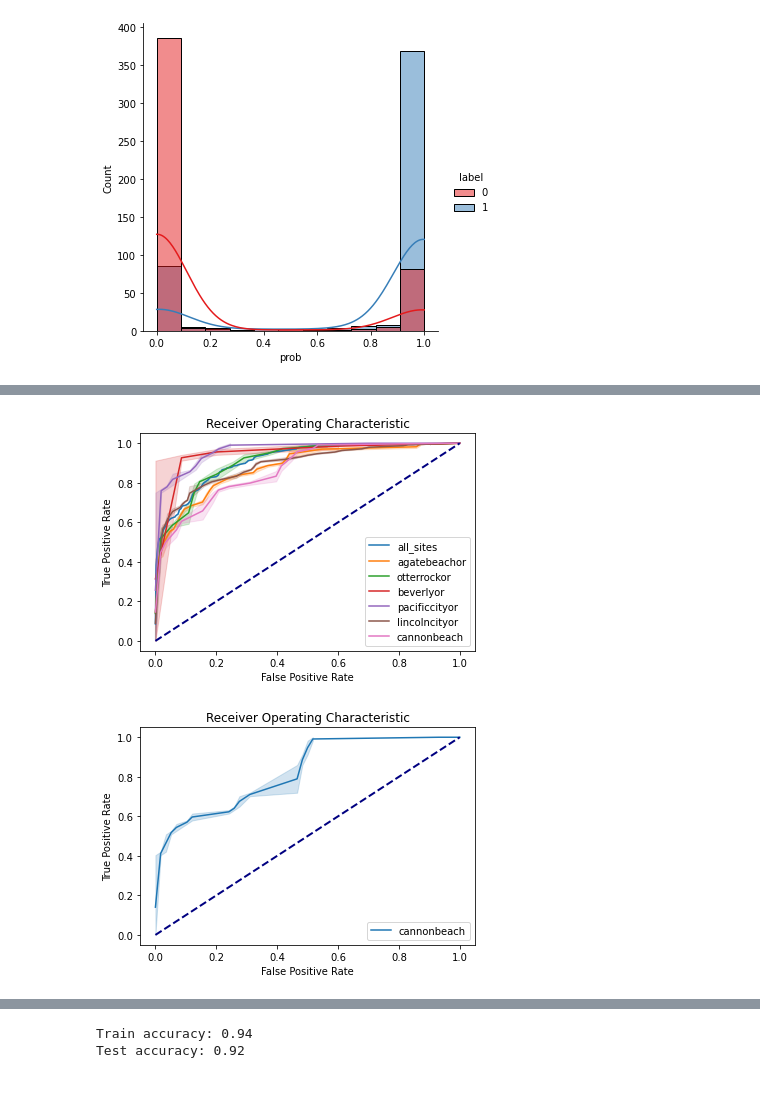
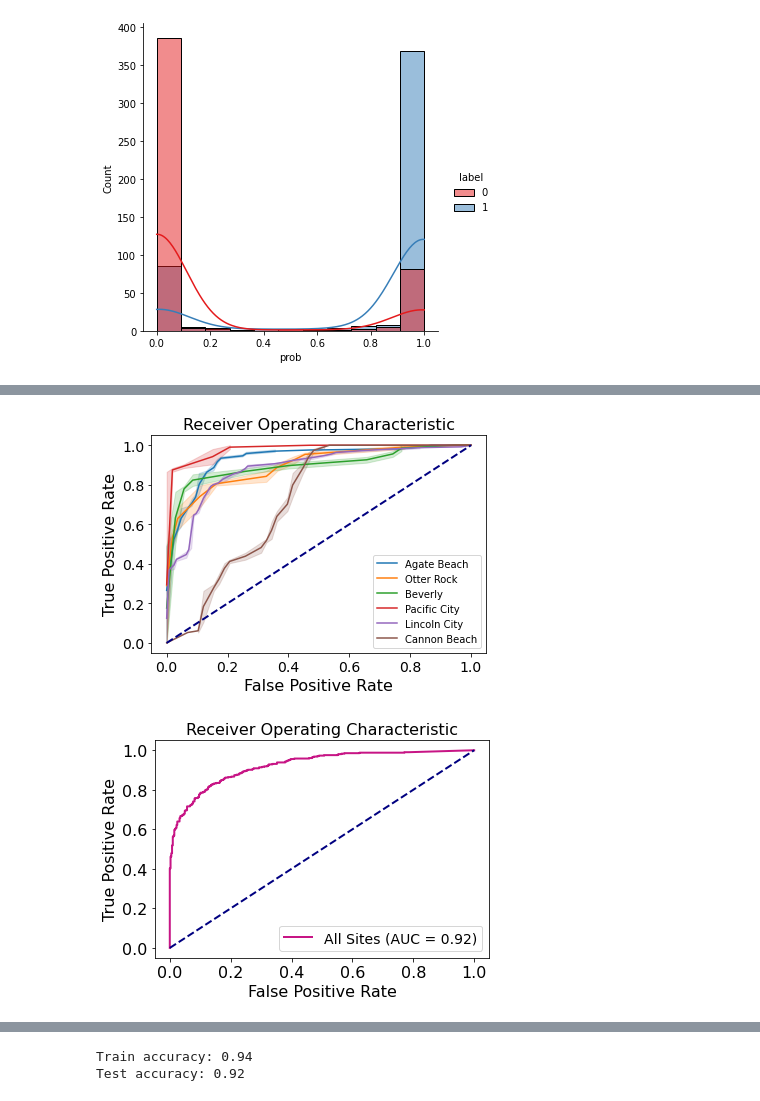
Before and after one commit to son-ra/STA_221_project_code, a Jupyter notebook: loop_unsupervised_gmm.ipynb, the cells around one changed output, grey strips where cells are left out. Drawn from its saved outputs; the diff is of its cells as text; code cells hidden in the pictures.

```diff
--- a/loop_unsupervised_gmm.ipynb
+++ b/loop_unsupervised_gmm.ipynb
@@ -133,6 +155,14 @@ np.array(fog_aware_pivot.columns[fog_aware_pivot.columns.str.contains(r'_1|Label
 array(['Label', 'mscn_var_1', 'vertical_var_1', 'sharpness_1',
        'coef_or_var_sharpness_1', 'rms_contrast_1', 'entropy_1',
        'dark_channel_prior_1', 'color_sat_1', 'CF_1'], dtype=object)
+# %%
+
+fog_aware_pivot.loc[fog_aware_pivot['site'] == 'agatebeachor','site'] = 'Agate Beach'
+fog_aware_pivot.loc[fog_aware_pivot['site'] == 'lincolncityor','site'] = 'Lincoln City'
+fog_aware_pivot.loc[fog_aware_pivot['site'] == 'pacificcityor','site'] = 'Pacific City'
+fog_aware_pivot.loc[fog_aware_pivot['site'] == 'beverlyor','site'] = 'Beverly'
+fog_aware_pivot.loc[fog_aware_pivot['site'] == 'otterrockor','site'] = 'Otter Rock'
+fog_aware_pivot.loc[fog_aware_pivot['site'] == 'cannonbeach','site'] = 'Cannon Beach'
 # %%
 # g = sns.pairplot(fog_aware_pivot.drop(['photo', 'site', 'hour', 'Label_train'], axis = 1)
 #                  , hue = 'Label', palette={'foggy': 'blue', 'not_foggy': 'green'}, markers=["o", "D"]
@@ -158,14 +186,20 @@ precision_recall = pd.DataFrame(columns = ['site','precision_array', 'recall_arr
 roc = pd.DataFrame(columns = ['site','fpr', 'tpr'])
 y_info = pd.DataFrame(columns = ['site','y_test','y_test_pred', 'y_scores'])
 
-###define columns to keep in analysis
+##define columns to keep in analysis
 to_keep_3_patches = ['mscn_var_1',
 'vertical_var_1',
 'sharpness_1',
 'coef_or_var_sharpness_1',
 'rms_contrast_1']
 
-site = 'all_sites'
+# to_keep_3_patches = ['dark_channel_prior_1',
+# 'color_sat_1',
+# 'sharpness_1',
+# 'coef_or_var_sharpness_1',
+# 'rms_contrast_1']
+
+site = 'All Sites'
 X = np.array(fog_aware_pivot[to_keep_3_patches]
             )
 # X = np.array(fog_aware_site.drop(['photo', 'Label', 'site', 'hour', 'Label_train'], axis = 1)
@@ -188,7 +222,8 @@ X_train, X_test, y_train, y_test = train_test_split(
 n_classes = len(np.unique(y_train))
 
 gmm = GaussianMixture(n_components=n_classes
-                    ,covariance_type='diag' ##this covariance type works best
+                    # ,covariance_type='full' ##this covariance type works best
+                      # , max_iter=20, random_state=0
                      )
 gmm.fit(X_train)
 y_train_pred = gmm.predict(X_train)
@@ -282,7 +417,7 @@ for site in fog_aware_pivot.site.unique():
     n_classes = len(np.unique(y_train))
 
     gmm = GaussianMixture(n_components=n_classes
-                        ,covariance_type='diag' ##this covariance type works best
+                        # ,covariance_type='full' ##this covariance type works best
                          )
     gmm.fit(X_train)
     y_train_pred = gmm.predict(X_train)
@@ -293,7 +428,7 @@ for site in fog_aware_pivot.site.unique():
 
     while accuracy < 0.45:  ###in case the model gets the 1s and 0s mixed up
         gmm = GaussianMixture(n_components=n_classes
-                            ,covariance_type='diag' ##this covariance type works best
+                            # ,covariance_type='diag' ##this covariance type works best
                              )
         gmm.fit(X_train)
         y_train_pred = gmm.predict(X_train)
@@ -486,27 +695,33 @@ roc
 # %%
-roc = roc.reset_index()
+# roc = roc.reset_index()
 plt.figure()
-sns.lineplot(x='fpr', y='tpr', hue='site', data =roc )
+sns.lineplot(x='fpr', y='tpr', hue='site'
+             , data =roc.loc[roc['site']!='All Sites'] )
 # plt.plot(fpr, tpr, color='darkorange', lw=2, label='ROC curve (AUC = %0.2f)' % roc_auc)
 plt.plot([0, 1], [0, 1], color='navy', lw=2, linestyle='--')
-plt.xlabel('False Positive Rate')
-plt.ylabel('True Positive Rate')
-plt.title('Receiver Operating Characteristic')
+plt.xlabel('False Positive Rate', fontsize=16)
+plt.ylabel('True Positive Rate', fontsize=16)
+plt.title('Receiver Operating Characteristic', fontsize=16)
+plt.tick_params(axis='both', which='both', labelsize=16)
+
 plt.legend(loc="lower right")
 plt.show()
 # %% [output]
-[figure, old version]
+[figure, new version]
 # %%
-roc = roc.reset_index()
+# roc = roc.reset_index()
 plt.figure()
-sns.lineplot(x='fpr', y='tpr', hue='site', data =roc.loc[roc['site']=='cannonbeach'] )
-# plt.plot(fpr, tpr, color='darkorange', lw=2, label='ROC curve (AUC = %0.2f)' % roc_auc)
+# sns.lineplot(x='fpr', y='tpr', hue='site', data =roc.loc[roc['site']=='All Sites'] )
+plt.plot(roc.loc[roc['site']=='All Sites','fpr'], roc.loc[roc['site']=='All Sites','tpr']
+         , color='mediumvioletred', lw=2
+         , label='All Sites (AUC = %0.2f)' % gmm_summary_stats.loc[gmm_summary_stats['site']=='All Sites','AUC'])
 plt.plot([0, 1], [0, 1], color='navy', lw=2, linestyle='--')
-plt.xlabel('False Positive Rate')
-plt.ylabel('True Positive Rate')
-plt.title('Receiver Operating Characteristic')
-plt.legend(loc="lower right")
+plt.xlabel('False Positive Rate', fontsize=16)
+plt.ylabel('True Positive Rate', fontsize=16)
+plt.title('Receiver Operating Characteristic', fontsize=16)
+plt.tick_params(axis='both', which='both', labelsize=16)
+plt.legend(loc="lower right",prop={'size': 14 })
 plt.show()
 # %% [output]
-[figure, old version]
+[figure, new version]
 # %%
```
Also changed, not shown: parts of 17 cells of this notebook, 4 other files.
